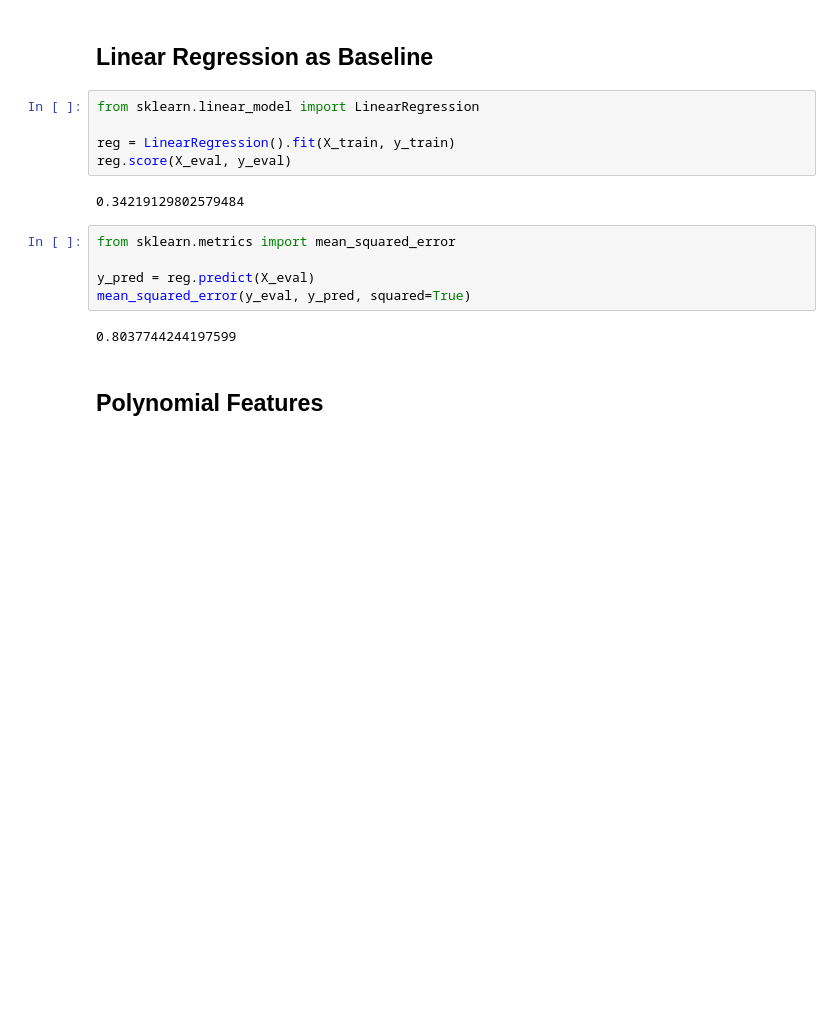
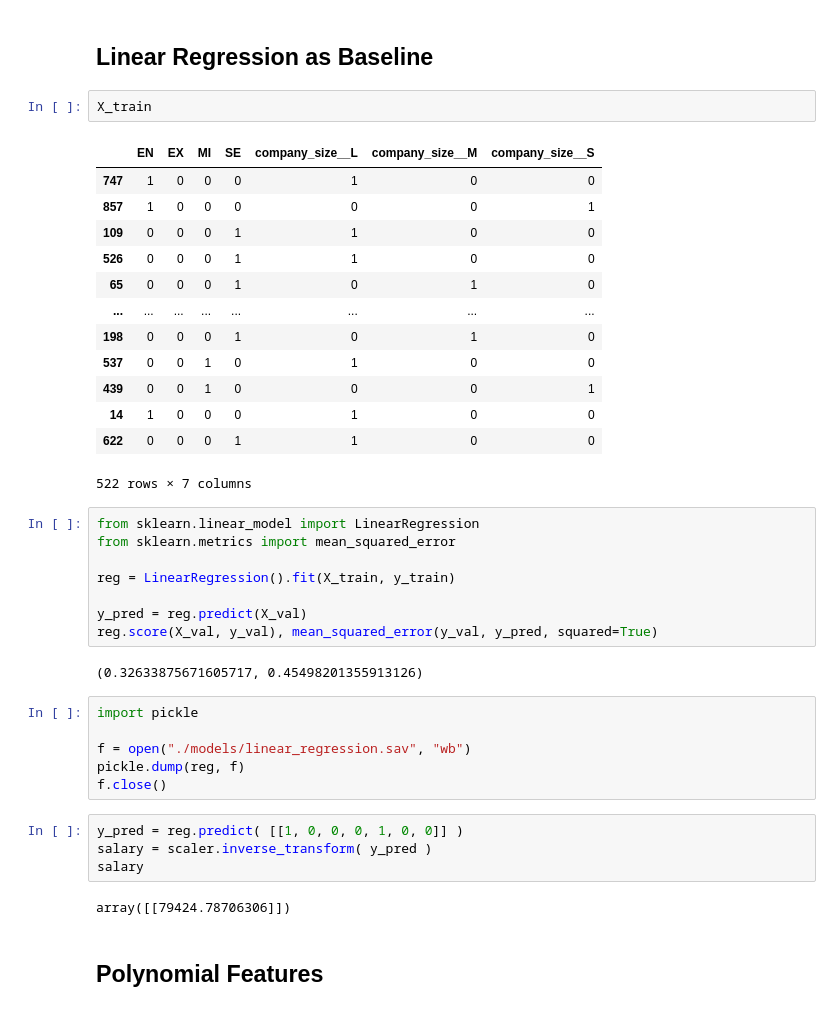
Before and after one commit to Korkmatik/DataScience, a Jupyter notebook: Projects/Cyber Security Salaries/03_model_development.ipynb, the cells around one changed output. Saved outputs shown, nothing was run; the diff lists cells and outputs as text; blank space fills up the shorter version.

Commit message:
Further analysis and better model

```diff
--- a/Projects/Cyber Security Salaries/03_model_development.ipynb
+++ b/Projects/Cyber Security Salaries/03_model_development.ipynb
@@ -107,20 +93,44 @@ X_train, X_eval, y_train, y_eval = train_test_split(
 # Modeling
 # %% [markdown]
 ## Linear Regression as Baseline
+# %%
+X_train
+# %% [output]
+|  | EN | EX | MI | SE | company_size__L | company_size__M | company_size__S |
+| 747 | 1 | 0 | 0 | 0 | 1 | 0 | 0 |
+| 857 | 1 | 0 | 0 | 0 | 0 | 0 | 1 |
+| 109 | 0 | 0 | 0 | 1 | 1 | 0 | 0 |
+| 526 | 0 | 0 | 0 | 1 | 1 | 0 | 0 |
+| 65 | 0 | 0 | 0 | 1 | 0 | 1 | 0 |
+| ... | ... | ... | ... | ... | ... | ... | ... |
+| 198 | 0 | 0 | 0 | 1 | 0 | 1 | 0 |
+| 537 | 0 | 0 | 1 | 0 | 1 | 0 | 0 |
+| 439 | 0 | 0 | 1 | 0 | 0 | 0 | 1 |
+| 14 | 1 | 0 | 0 | 0 | 1 | 0 | 0 |
+| 622 | 0 | 0 | 0 | 1 | 1 | 0 | 0 |
+522 rows × 7 columns
 # %%
 from sklearn.linear_model import LinearRegression
+from sklearn.metrics import mean_squared_error
 
 reg = LinearRegression().fit(X_train, y_train)
-reg.score(X_eval, y_eval)
+
+y_pred = reg.predict(X_val)
+reg.score(X_val, y_val), mean_squared_error(y_val, y_pred, squared=True)
 # %% [output]
-0.34219129802579484
+(0.32633875671605717, 0.45498201355913126)
-# %%
-from sklearn.metrics import mean_squared_error
-
-y_pred = reg.predict(X_eval)
-mean_squared_error(y_eval, y_pred, squared=True)
-# %% [output]
-0.8037744244197599
+# %%
+import pickle
+
+f = open("./models/linear_regression.sav", "wb")
+pickle.dump(reg, f)
+f.close()
+# %%
+y_pred = reg.predict( [[1, 0, 0, 0, 1, 0, 0]] )
+salary = scaler.inverse_transform( y_pred )
+salary
+# %% [output]
+array([[79424.78706306]])
 # %% [markdown]
 ## Polynomial Features
 # %%
```
Also changed, not shown: parts of 26 cells of this notebook, 2 other files.
